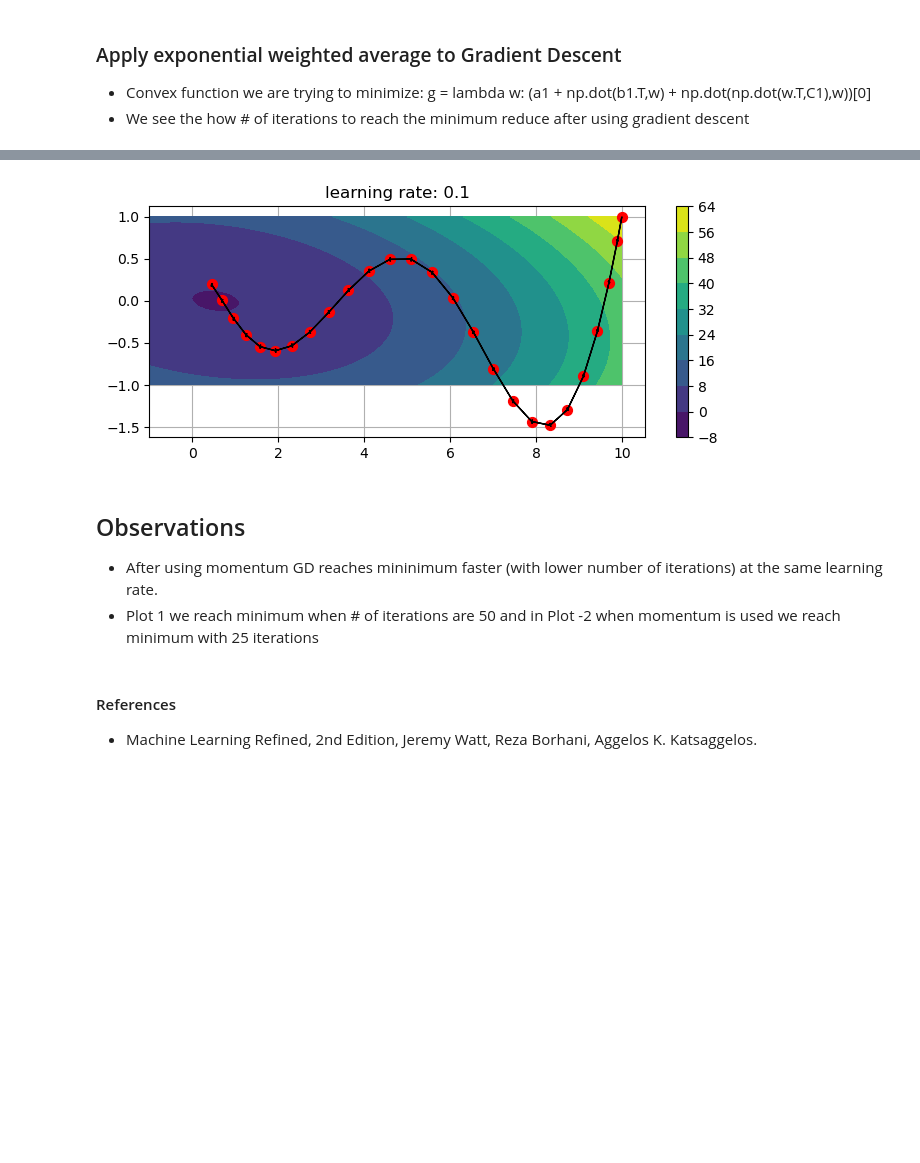
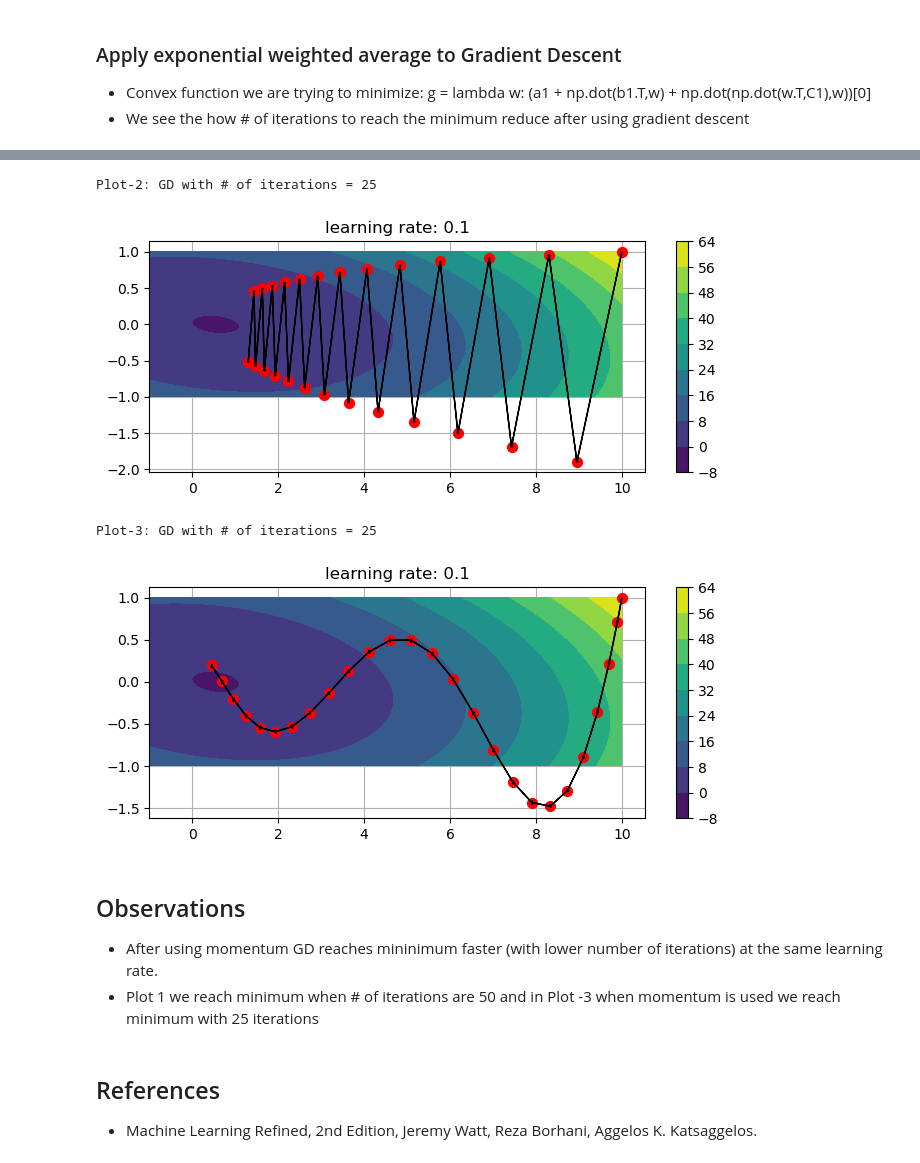
Before and after one commit to pparul/Foundational-ML, a Jupyter notebook: Momemtum.ipynb, the cells around one changed output, grey strips where cells are left out. Saved outputs shown, nothing was run; the diff lists cells and outputs as text; code cells hidden in the pictures; blank space fills up the shorter version.

```diff
--- a/Momentum.ipynb
+++ b/Momemtum.ipynb
@@ -84,9 +85,20 @@ for alpha_choice in alpha:
 [figure]
+# %%
+
+max_its = 25
+
+for alpha_choice in alpha:
+    weight_history,cost_history = utils.gradient_descent(g,alpha_choice,max_its,w)
+    w1_vals, w2_vals, func_vals = utils.gen_plot_varaiables(weight_1,weight_2, g)
+    print(f'Plot-{i}: GD with # of iterations = {max_its}')
+    utils.plot_contour_plots(w1_vals, w2_vals, weight_history, func_vals, alpha_choice)
+    i = i+1
+# %% [output]
+Plot-2: GD with # of iterations = 25
+[figure, added]
 # %%
-alpha = [0.1]
 max_its = 25
 beta= 0.9
-
 
 for alpha_choice in alpha:
     weight_history,cost_history = utils.momentum(g,alpha_choice,max_its,w,beta)
@@ -94,11 +106,12 @@ for alpha_choice in alpha:
     print(f'Plot-{i}: GD with # of iterations = {max_its}')
     utils.plot_contour_plots(w1_vals, w2_vals, weight_history, func_vals, alpha_choice)
 # %% [output]
+Plot-3: GD with # of iterations = 25
 [figure]
 # %% [markdown]
 ## Observations
 - After using momentum GD reaches mininimum faster (with lower number of iterations) at the same learning rate.
-- Plot 1 we reach minimum when # of iterations are 50 and in Plot -2 when momentum is used we reach minimum with 25 iterations
+- Plot 1 we reach minimum when # of iterations are 50 and in Plot -3 when momentum is used we reach minimum with 25 iterations
 # %% [markdown]
-#### References
+## References
 - Machine Learning Refined, 2nd Edition, Jeremy Watt, Reza Borhani, Aggelos K. Katsaggelos.
```
Also changed, not shown: parts of 1 cell of this notebook, 7 other files.
